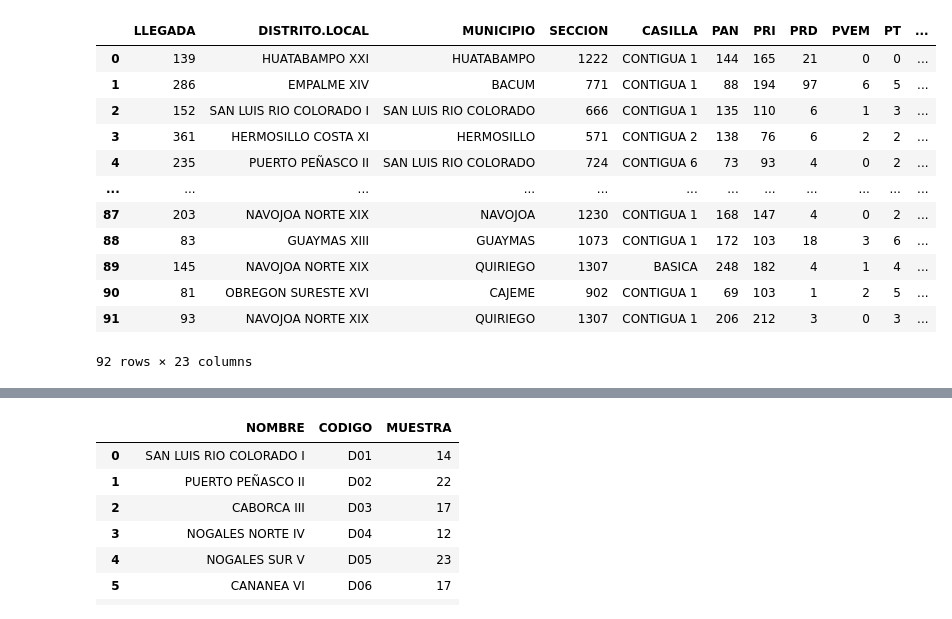
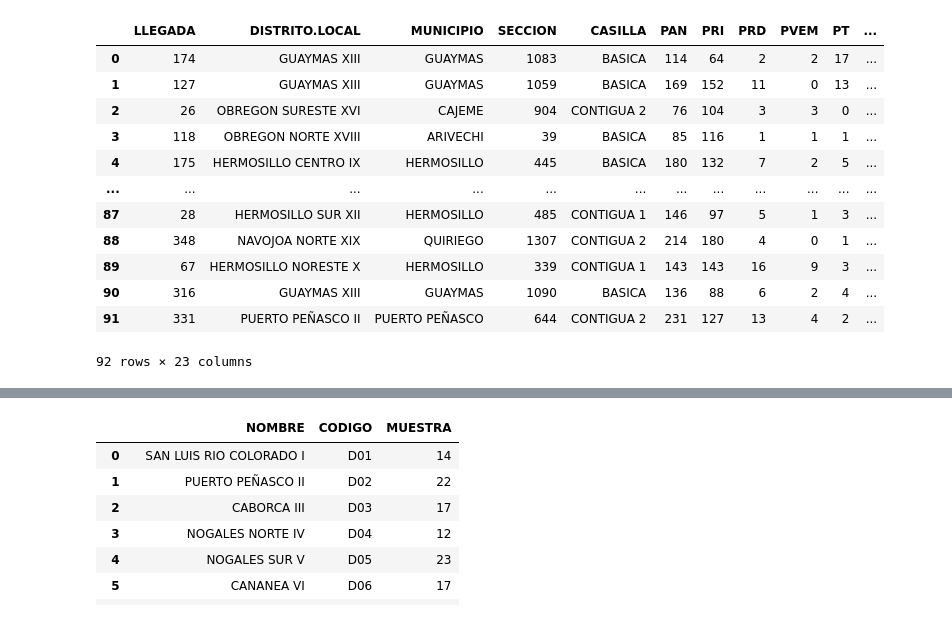
Before and after one commit to itzelvigil/desktop_estadistica, a Jupyter notebook: Dashboard Estadística/Dashboard.ipynb, the cells around one changed output, grey strips where cells are left out. Drawn from its saved outputs; the diff is of its cells as text; code cells hidden in the pictures.

Commit message:
estimacion de muestra actual

```diff
--- a/Dashboard Estadística/Dashboard.ipynb
+++ b/Dashboard Estadística/Dashboard.ipynb
@@ -11,23 +11,22 @@ from sklearn.metrics import mean_squared_error
 from scipy import stats
 import os
 # %%
-file = pd.read_excel("Files/Data/ComputoGobernador2015_Casilla (1).xlsx", sheet_name = "POR CASILLA", skiprows=1,skipfooter=1) # Alexis
-muestra = pd.read_excel("Files/Exports/PAQUETES.xlsx")
-del muestra["Unnamed: 0"]
+# file = pd.read_excel("Files/Data/ComputoGobernador2015_Casilla (1).xlsx", sheet_name = "POR CASILLA", skiprows=1,skipfooter=1) # Alexis
+file = pd.read_csv("Files/Data/ComputoGobernador2015_Casilla (1).csv")
+muestra_actual = pd.read_csv("Files/Exports/PAQUETES.csv")
 # %%
-file.to_csv("Files/Data/ComputoGobernador2015_Casilla (1).csv", index = True)
-muestra
+muestra_actual
 # %% [output]
 |  | LLEGADA | DISTRITO.LOCAL | MUNICIPIO | SECCION | CASILLA | PAN | PRI | PRD | PVEM | PT | ... |
-| 0 | 139 | HUATABAMPO XXI | HUATABAMPO | 1222 | CONTIGUA 1 | 144 | 165 | 21 | 0 | 0 | ... |
-| 1 | 286 | EMPALME XIV | BACUM | 771 | CONTIGUA 1 | 88 | 194 | 97 | 6 | 5 | ... |
-| 2 | 152 | SAN LUIS RIO COLORADO I | SAN LUIS RIO COLORADO | 666 | CONTIGUA 1 | 135 | 110 | 6 | 1 | 3 | ... |
-| 3 | 361 | HERMOSILLO COSTA XI | HERMOSILLO | 571 | CONTIGUA 2 | 138 | 76 | 6 | 2 | 2 | ... |
-| 4 | 235 | PUERTO PEÑASCO II | SAN LUIS RIO COLORADO | 724 | CONTIGUA 6 | 73 | 93 | 4 | 0 | 2 | ... |
+| 0 | 174 | GUAYMAS XIII | GUAYMAS | 1083 | BASICA | 114 | 64 | 2 | 2 | 17 | ... |
+| 1 | 127 | GUAYMAS XIII | GUAYMAS | 1059 | BASICA | 169 | 152 | 11 | 0 | 13 | ... |
+| 2 | 26 | OBREGON SURESTE XVI | CAJEME | 904 | CONTIGUA 2 | 76 | 104 | 3 | 3 | 0 | ... |
+| 3 | 118 | OBREGON NORTE XVIII | ARIVECHI | 39 | BASICA | 85 | 116 | 1 | 1 | 1 | ... |
+| 4 | 175 | HERMOSILLO CENTRO IX | HERMOSILLO | 445 | BASICA | 180 | 132 | 7 | 2 | 5 | ... |
 | ... | ... | ... | ... | ... | ... | ... | ... | ... | ... | ... | ... |
-| 87 | 203 | NAVOJOA NORTE XIX | NAVOJOA | 1230 | CONTIGUA 1 | 168 | 147 | 4 | 0 | 2 | ... |
-| 88 | 83 | GUAYMAS XIII | GUAYMAS | 1073 | CONTIGUA 1 | 172 | 103 | 18 | 3 | 6 | ... |
-| 89 | 145 | NAVOJOA NORTE XIX | QUIRIEGO | 1307 | BASICA | 248 | 182 | 4 | 1 | 4 | ... |
-| 90 | 81 | OBREGON SURESTE XVI | CAJEME | 902 | CONTIGUA 1 | 69 | 103 | 1 | 2 | 5 | ... |
-| 91 | 93 | NAVOJOA NORTE XIX | QUIRIEGO | 1307 | CONTIGUA 1 | 206 | 212 | 3 | 0 | 3 | ... |
+| 87 | 28 | HERMOSILLO SUR XII | HERMOSILLO | 485 | CONTIGUA 1 | 146 | 97 | 5 | 1 | 3 | ... |
+| 88 | 348 | NAVOJOA NORTE XIX | QUIRIEGO | 1307 | CONTIGUA 2 | 214 | 180 | 4 | 0 | 1 | ... |
+| 89 | 67 | HERMOSILLO NORESTE X | HERMOSILLO | 339 | CONTIGUA 1 | 143 | 143 | 16 | 9 | 3 | ... |
+| 90 | 316 | GUAYMAS XIII | GUAYMAS | 1090 | BASICA | 136 | 88 | 6 | 2 | 4 | ... |
+| 91 | 331 | PUERTO PEÑASCO II | PUERTO PEÑASCO | 644 | CONTIGUA 2 | 231 | 127 | 13 | 4 | 2 | ... |
 92 rows × 23 columns
```
Also changed, not shown: parts of 9 cells of this notebook, 3 other files.
